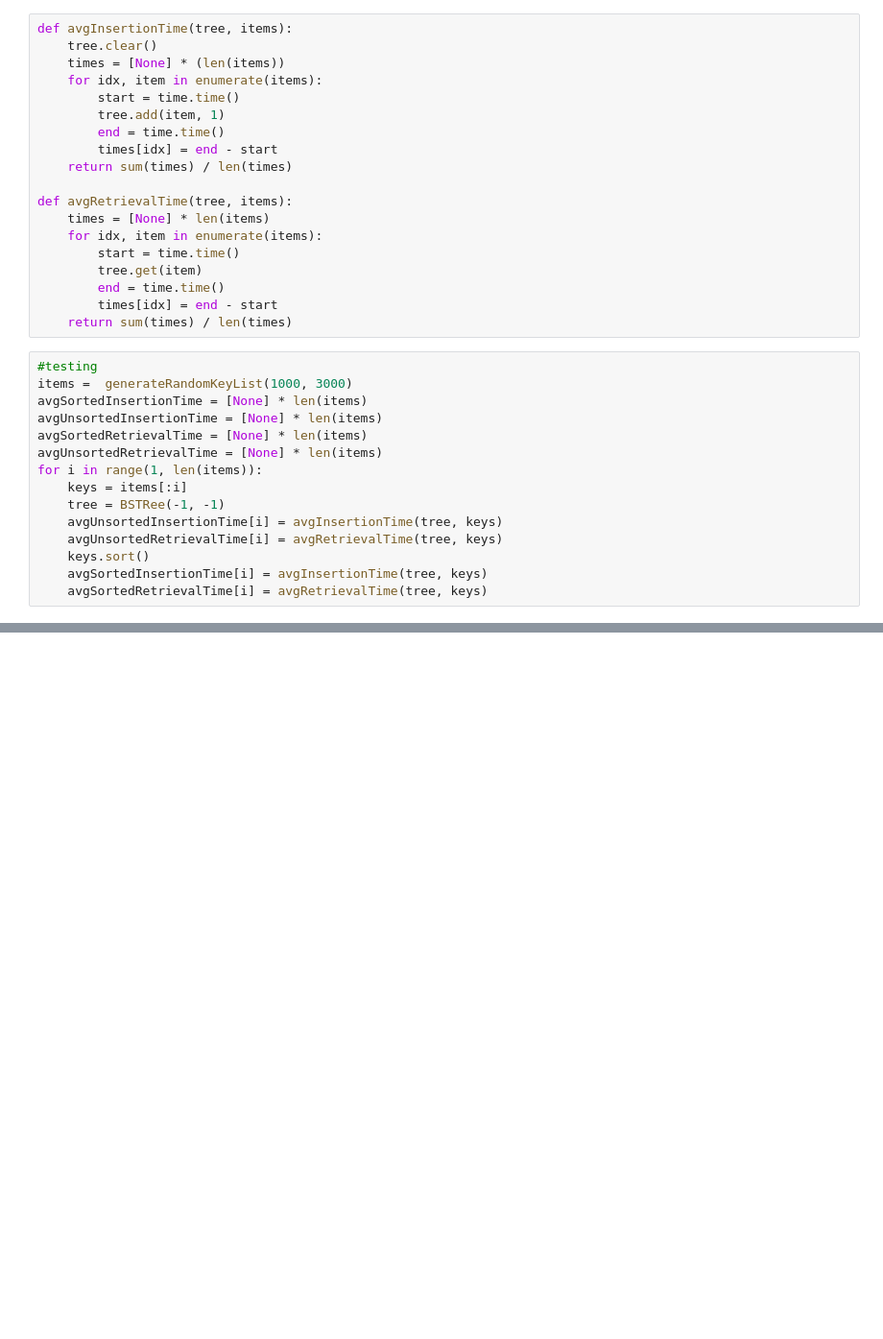
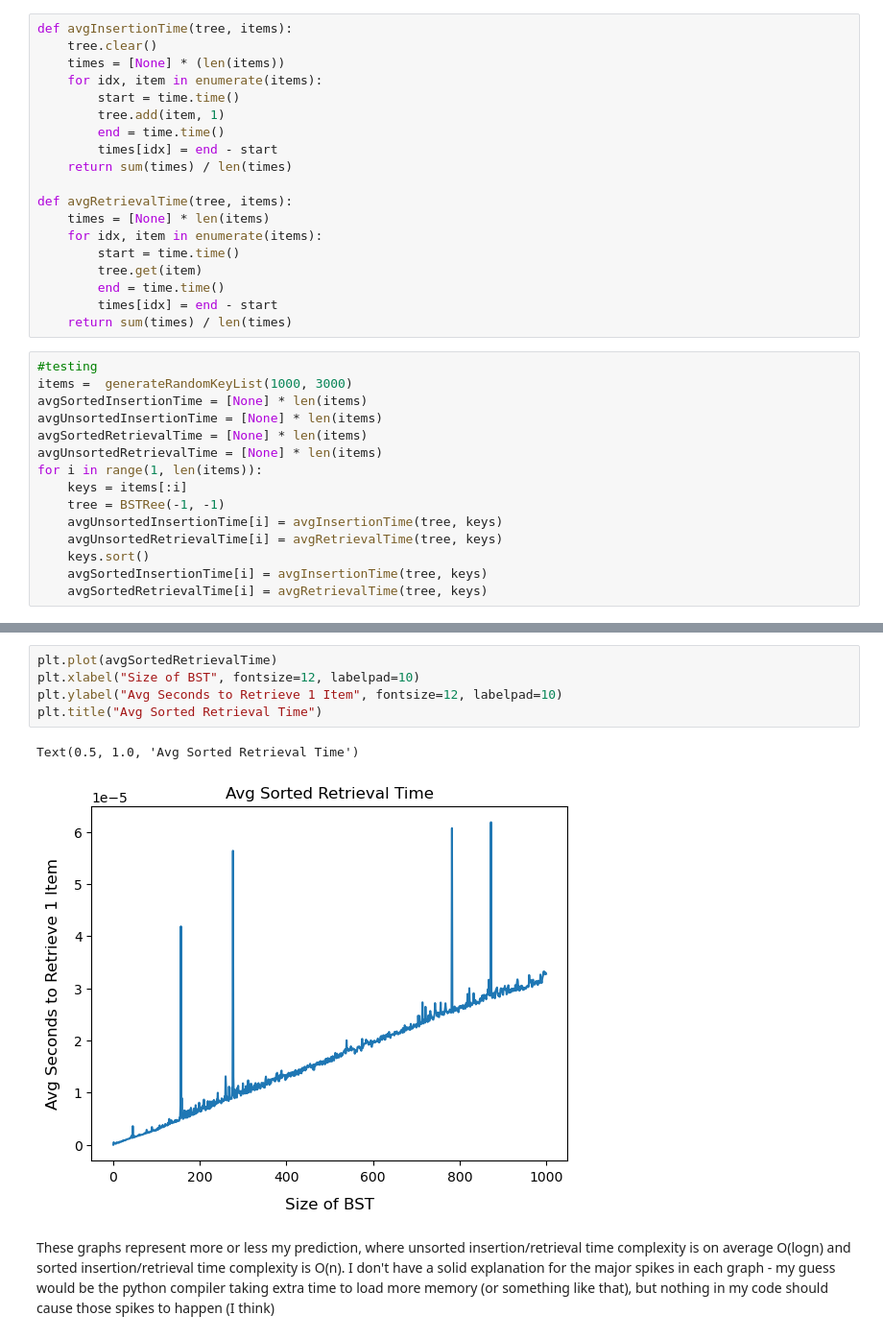
Before and after one commit to c-rothschild/DSA-inclass, a Jupyter notebook: asmts/asmt5/BST.ipynb, the cells around one changed output, grey strips where cells are left out. Shown at 96% size. Drawn from its saved outputs; the diff is of its cells as text; blank space fills up the shorter version.

```diff
--- a/asmts/asmt5/BST.ipynb
+++ b/asmts/asmt5/BST.ipynb
@@ -352,0 +360,10 @@ Text(0.5, 1.0, 'Avg Sorted Insertion Time')
+# %%
+plt.plot(avgSortedRetrievalTime)
+plt.xlabel("Size of BST", fontsize=12, labelpad=10)
+plt.ylabel("Avg Seconds to Retrieve 1 Item", fontsize=12, labelpad=10)
+plt.title("Avg Sorted Retrieval Time")
+# %% [output]
+Text(0.5, 1.0, 'Avg Sorted Retrieval Time')
+[figure, added]
+# %% [markdown]
+These graphs represent more or less my prediction, where unsorted insertion/retrieval time complexity is on average O(logn) and sorted insertion/retrieval time complexity is O(n). I don't have a solid explanation for the major spikes in each graph - my guess would be the python compiler taking extra time to load more memory (or something like that), but nothing in my code should cause those spikes to happen (I think)
```
Also changed, not shown: parts of 4 cells of this notebook, 2 other files.
